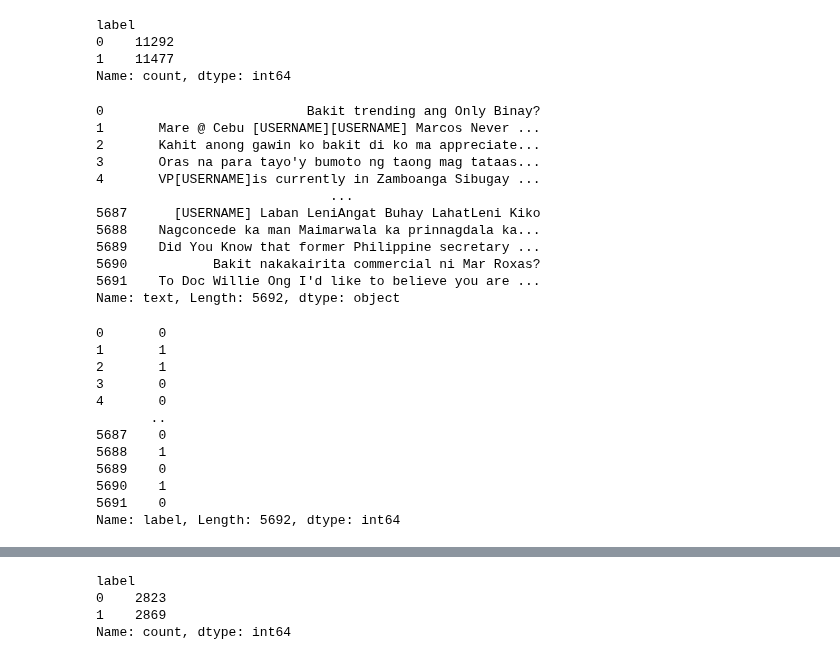
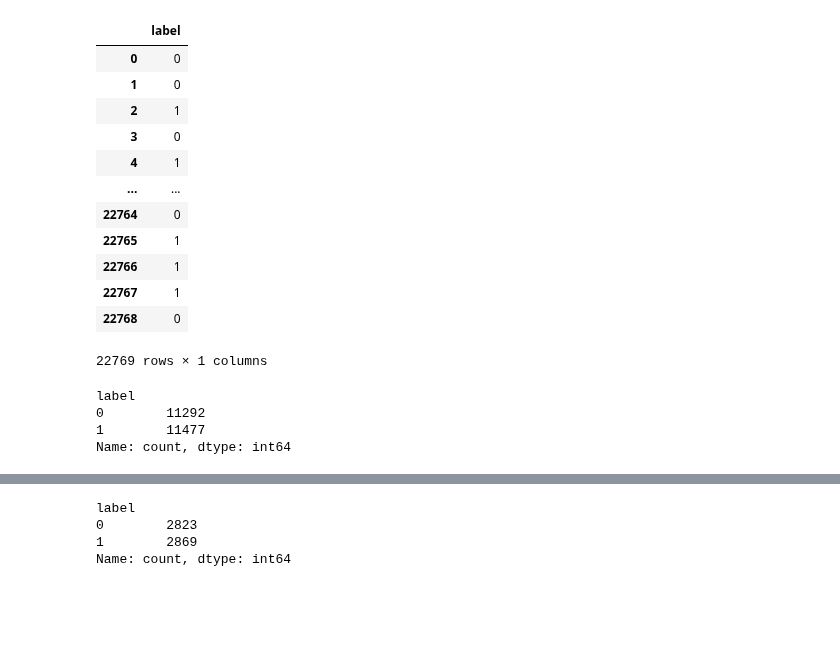
Before and after one commit to NateCross/tag-hate-elf, a Jupyter notebook: lstm_train.ipynb, the cells around one changed output, grey strips where cells are left out. Drawn from its saved outputs; the diff is of its cells as text; code cells hidden in the pictures; blank space fills up the shorter version.

```diff
--- a/lstm_train.ipynb
+++ b/lstm_train.ipynb
@@ -67 +156,18 @@ Name: label, Length: 22769, dtype: int64
+# %%
+y_train_dataframe = pd.DataFrame(y_train, columns=['label'])
+y_train_dataframe
+# %% [output]
+|  | label |
+| 0 | 0 |
+| 1 | 0 |
+| 2 | 1 |
+| 3 | 0 |
+| 4 | 1 |
+| ... | ... |
+| 22764 | 0 |
+| 22765 | 1 |
+| 22766 | 1 |
+| 22767 | 1 |
+| 22768 | 0 |
+22769 rows × 1 columns
 # %%
@@ -73,31 +179 @@ label
 Name: count, dtype: int64
-# %%
-X_test
-# %% [output]
-0                          Bakit trending ang Only Binay?
-1       Mare @ Cebu [USERNAME][USERNAME] Marcos Never ...
-2       Kahit anong gawin ko bakit di ko ma appreciate...
-3       Oras na para tayo'y bumoto ng taong mag tataas...
-4       VP[USERNAME]is currently in Zamboanga Sibugay ...
-                              ...
-5687      [USERNAME] Laban LeniAngat Buhay LahatLeni Kiko
-5688    Nagconcede ka man Maimarwala ka prinnagdala ka...
-5689    Did You Know that former Philippine secretary ...
-5690           Bakit nakakairita commercial ni Mar Roxas?
-5691    To Doc Willie Ong I'd like to believe you are ...
-Name: text, Length: 5692, dtype: object
-# %%
-y_test
-# %% [output]
-0       0
-1       1
-2       1
-3       0
-4       0
-       ..
-5687    0
-5688    1
-5689    0
-5690    1
-5691    0
-Name: label, Length: 5692, dtype: int64
```
Also changed, not shown: parts of 28 cells of this notebook, 1 other file.
